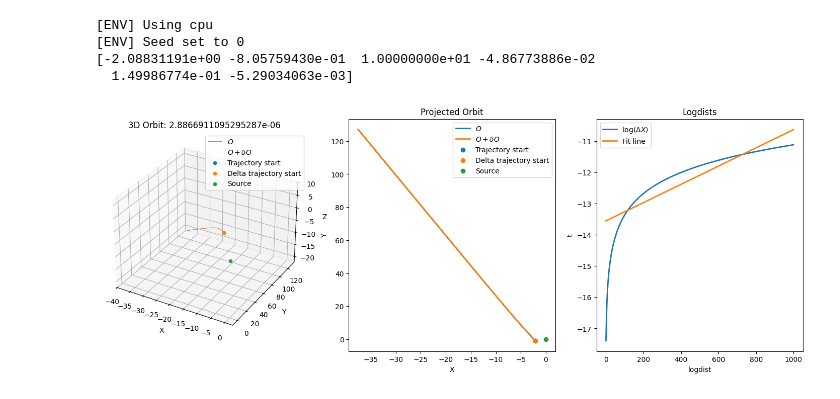
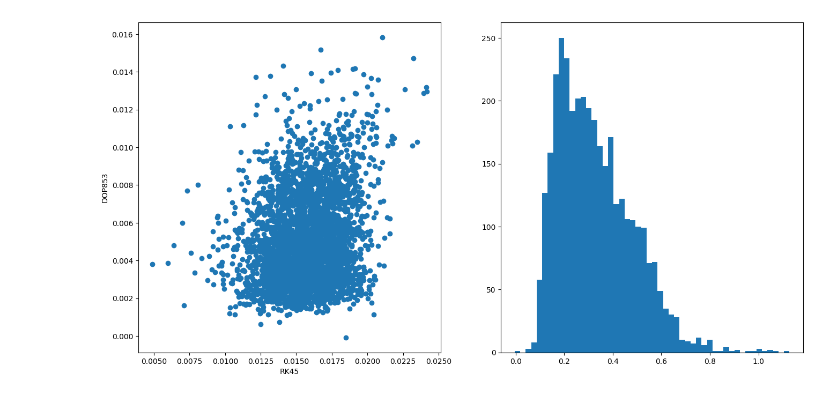
Before and after one commit to anirudhshankar99/ContinuousRL, a Jupyter notebook: Dynamics/test_models.ipynb, the cells around one changed output. Saved outputs shown, nothing was run; the diff lists cells and outputs as text; code cells hidden in the pictures.

```diff
--- a/Dynamics/test_models.ipynb
+++ b/Dynamics/test_models.ipynb
@@ -49,0 +140,10 @@ def out_of_bounds_damping(r_max):
+# %%
+plot, axes = plt.subplots(1, 2)
+plot.set_size_inches(16,8)
+axes[0].scatter(rewards[:,0], rewards[:,1])
+axes[0].set_xlabel(methods[0])
+axes[0].set_ylabel(methods[1])
+axes[1].hist(rewards[:,1] / rewards[:, 0], 50, edgecolor='black')
+print()
+# %% [output]
+[figure, added]
@@ -117,25 +212,19 @@ def plot_from_init(init_params):
     ax3.set_title(f'Logdists: {damping}')
     ax3.legend()
 # %%
-env = make_env(None, seed=seed)()
-actor = Actor(env)
-actor.load_state_dict(torch.load('runs/Dynamics-v0__ppo_single_step_weights/actor.pth'))
-state, _ = env.reset([0,0,0,0,0,0])
-with torch.no_grad():
-    action_means, action_stds = actor(torch.tensor(state, dtype=torch.float32))
-dist = torch.distributions.Normal(action_means, action_stds)
-action = dist.sample()
-state, reward, _, _, info = env.step(action.numpy())
-print(state)
-init_params = denorm_state(state, env)
-init_params = state
-plot_from_init(init_params)
+
+# actor = Actor(env)
+# actor.load_state_dict(torch.load('runs/Dynamics-v0__ppo_single_step_weights/actor.pth'))
+# state, _ = env.reset([0,0,0,0,0,0])
+# with torch.no_grad():
+#     action_means, action_stds = actor(torch.tensor(state, dtype=torch.float32))
+# dist = torch.distributions.Normal(action_means, action_stds)
+# action = dist.sample()
+# state, reward, _, _, info = env.step(action.numpy())
+# print(state)
+# # init_params = denorm_state(state, env)
+# init_params = state
+# plot_from_init(init_params)
-# %% [output]
-[ENV] Using cpu
-[ENV] Seed set to 0
-[-2.08831191e+00 -8.05759430e-01  1.00000000e+01 -4.86773886e-02
-  1.49986774e-01 -5.29034063e-03]
-[figure, removed]
 # %%
 init_params = [29.65610122680664, 17.095962524414062, 14.473958015441895, -0.4648156762123108, -0.2711842656135559, -0.22552676498889923]
 plot_from_init(init_params)
```
Also changed, not shown: parts of 14 cells of this notebook, 3 other files.
